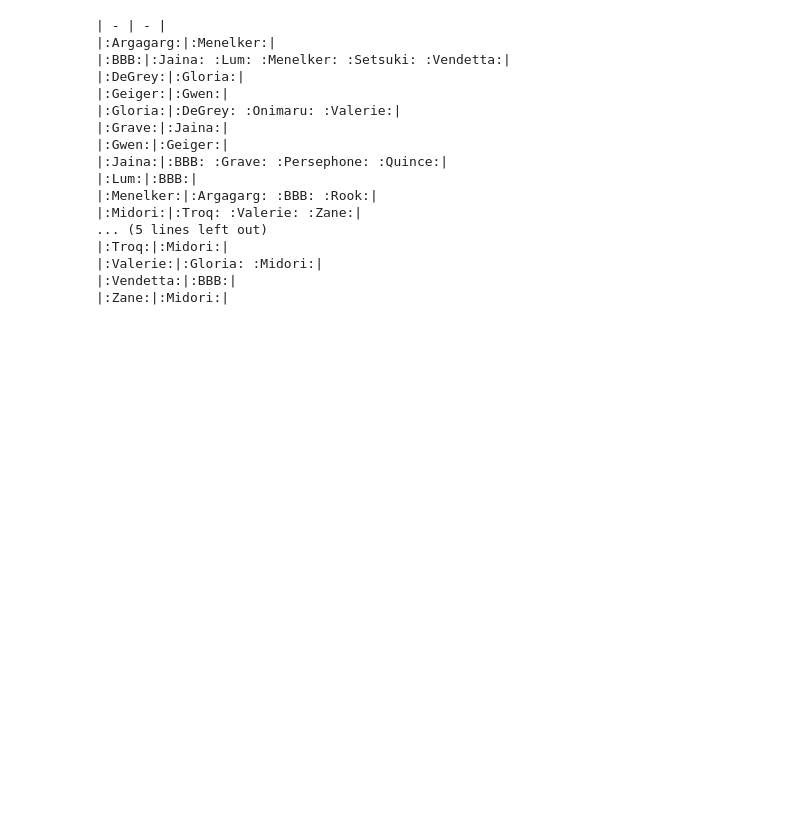
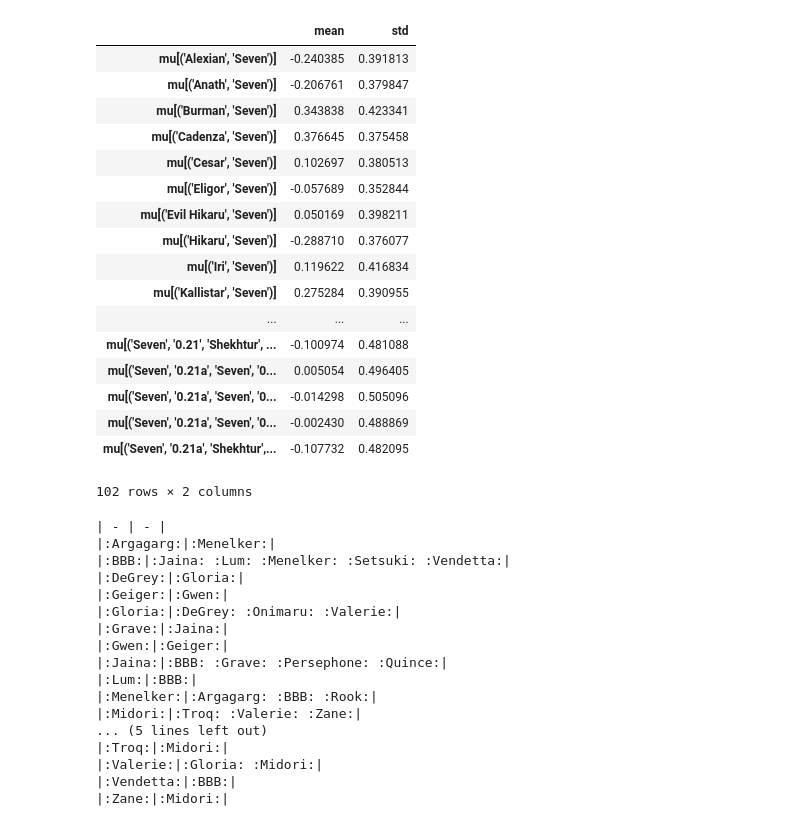
Before and after one commit to cpennington/yomi-skill, a Jupyter notebook: Bayesian Skill.ipynb, the cells around one changed output. Cells and saved outputs as stored; diff of their text form; code cells hidden in the pictures; blank space fills up the shorter version.

Commit message:
Initial work on stats for character versions

```diff
--- a/Bayesian Skill.ipynb
+++ b/Bayesian Skill.ipynb
@@ -266,0 +353,2 @@ arviz.plot_compare(comparison, figsize=(15, 5))
+# %%
+df = models['char_skill_elo_skill_deficit_versioned'].summary_dataframe(1500, 2000)
@@ -267,3 +373,29 @@ arviz.plot_compare(comparison, figsize=(15, 5))
+# %%
+df2 = (df
+       .rename(columns={f'mu[{ix}]': f'mu[{chars}]' for chars, ix in models['char_skill_elo_skill_deficit_versioned'].mu_index.items()})
+       .rename(columns={f'vmu[{ix}]': f'mu[{chars}]' for chars, ix in models['char_skill_elo_skill_deficit_versioned'].version_mu_index.items()})
+      )
+# %%
+df2[[col for col in df2.columns if 'Seven' in col and (col.startswith('mu') or col.startswith('vmu'))]].transpose()
+# %% [output]
+|  | mean | std |
+| mu[('Alexian', 'Seven')] | -0.240385 | 0.391813 |
+| mu[('Anath', 'Seven')] | -0.206761 | 0.379847 |
+| mu[('Burman', 'Seven')] | 0.343838 | 0.423341 |
+| mu[('Cadenza', 'Seven')] | 0.376645 | 0.375458 |
+| mu[('Cesar', 'Seven')] | 0.102697 | 0.380513 |
+| mu[('Eligor', 'Seven')] | -0.057689 | 0.352844 |
+| mu[('Evil Hikaru', 'Seven')] | 0.050169 | 0.398211 |
+| mu[('Hikaru', 'Seven')] | -0.288710 | 0.376077 |
+| mu[('Iri', 'Seven')] | 0.119622 | 0.416834 |
+| mu[('Kallistar', 'Seven')] | 0.275284 | 0.390955 |
+| ... | ... | ... |
+| mu[('Seven', '0.21', 'Shekhtur', ... | -0.100974 | 0.481088 |
+| mu[('Seven', '0.21a', 'Seven', '0... | 0.005054 | 0.496405 |
+| mu[('Seven', '0.21a', 'Seven', '0... | -0.014298 | 0.505096 |
+| mu[('Seven', '0.21a', 'Seven', '0... | -0.002430 | 0.488869 |
+| mu[('Seven', '0.21a', 'Shekhtur',... | -0.107732 | 0.482095 |
+102 rows × 2 columns
 # %%
 from render import *
 
```
Also changed, not shown: parts of 7 cells of this notebook, 9 other files.
